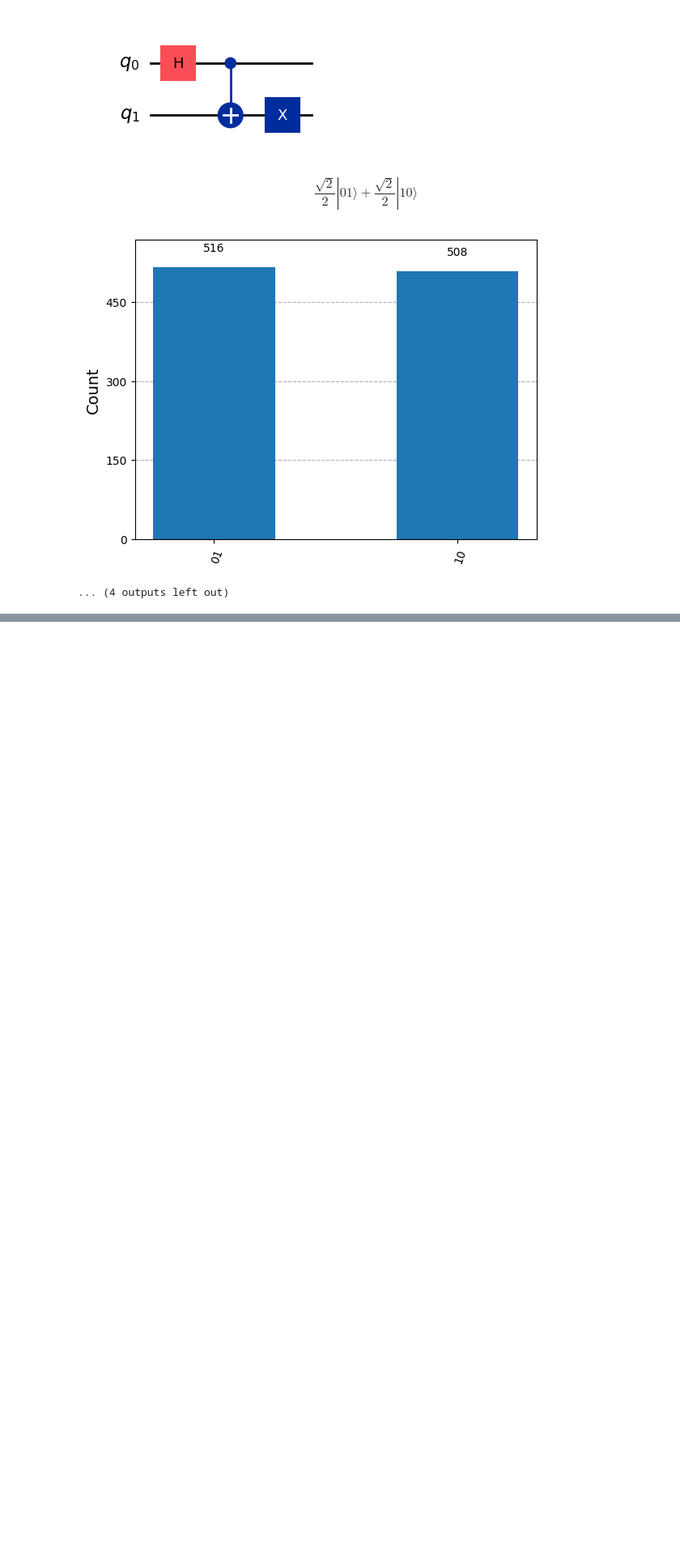
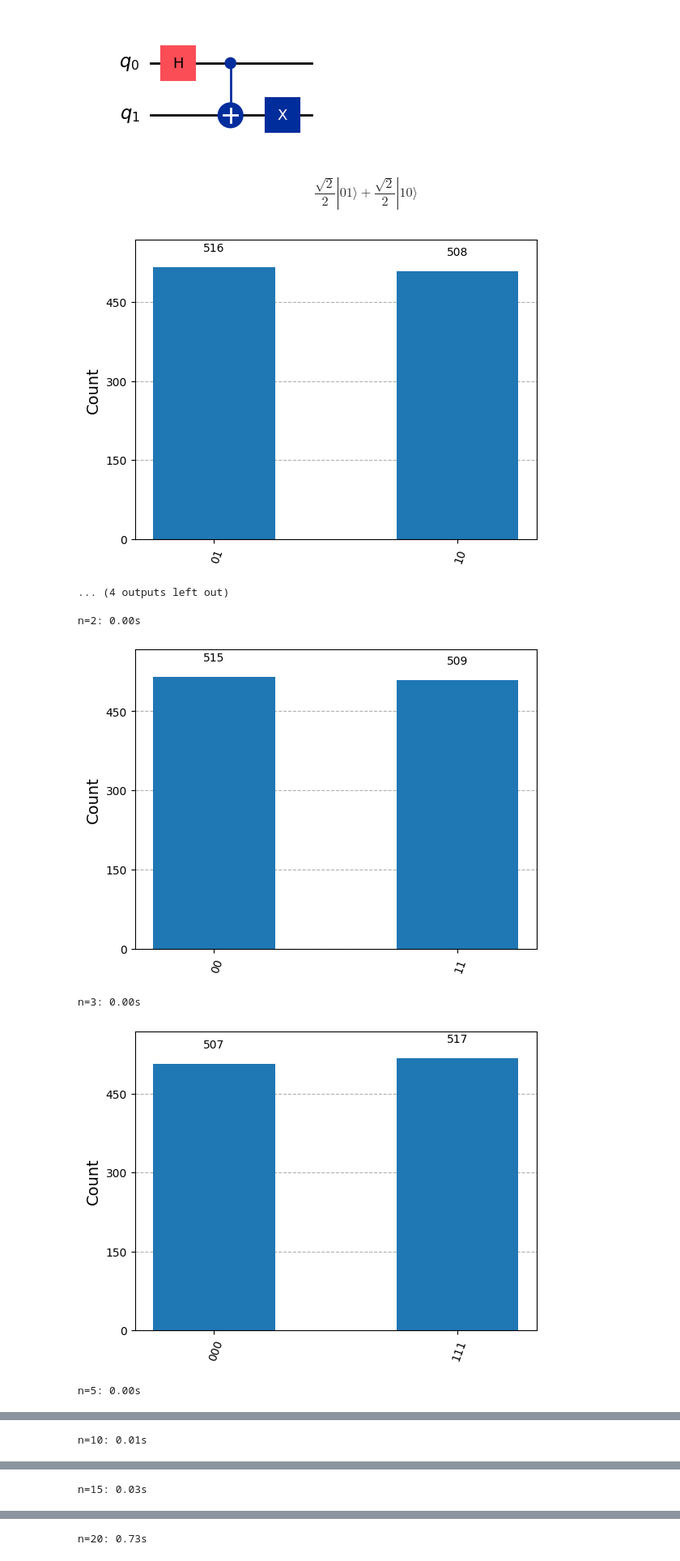
Before and after one commit to ahhlxlx/SIT-UofG-QC, a Jupyter notebook: QC-Lab1.ipynb, the cells around one changed output, grey strips where cells are left out. Shown at 81% size. Drawn from its saved outputs; the diff is of its cells as text; code cells hidden in the pictures; blank space fills up the shorter version.

Commit message:
Done with exercise 2

```diff
--- a/QC-Lab1.ipynb
+++ b/QC-Lab1.ipynb
@@ -264,12 +264,56 @@ $$\frac{\sqrt{2}}{2} |01\rangle+\frac{\sqrt{2}}{2} |10\rangle$$
 [figure]
 ... (4 outputs left out)
 # %%
-# EXERCISE
+# EXERCISE 2
+# The GHZ state on any number of qubits has the form  1/sqrt(2) ( |00...0> + |11...1> )
+# The Bell state 1/sqrt(2) ( |00> + |11> ) is the case for two qubits.
+# Write code to construct a circuit that produces a GHZ state for any given number of qubits.
+# Try simulating the circuit, with measurements. How many qubits can the simulator handle in a reasonable time?
 
-# The GHZ state on any number of qubits has the form  1/sqrt(2) ( |00...0> + |11...1> )
+def ghz_circuit(n_qubits):
+    circuit = QuantumCircuit(n_qubits, n_qubits)
+    # Apply H to qubit 0 to create superposition
+    circuit.h(0)
+    # Chain CNOTs — each entangles the next qubit
+    for i in range(n_qubits - 1):
+        circuit.cx(i, i + 1)  # qubit i controls qubit i+1
+    return circuit
 
-# The Bell state 1/sqrt(2) ( |00> + |11> ) is the case for two qubits.
+# Test with 3 qubits
+n = 3
+ghz = ghz_circuit(n)
+ghz.draw("mpl")
 
-# Write code to construct a circuit that produces a GHZ state for any given number of qubits.
+state = Statevector.from_int(0, 2**n)
+state = state.evolve(ghz)
+state.draw("latex")
 
-# Try simulating the circuit, with measurements. How many qubits can the simulator handle in a reasonable time?
+ghz_meas = ghz.copy()
+ghz_meas.measure(range(n), range(n))
+
+qc_compiled = transpile(ghz_meas, backend)
+job_sim = backend.run(qc_compiled, shots=1024)
+result_sim = job_sim.result()
+counts = result_sim.get_counts(qc_compiled)
+plot_histogram(counts)
+
+for n in [2, 3, 5, 10, 15, 20]:
+    import time
+    ghz = ghz_circuit(n)
+    ghz.measure(range(n), range(n))
+    qc_compiled = transpile(ghz, backend)
+
+    start = time.time()
+    job = backend.run(qc_compiled, shots=1024)
+    result = job.result()
+    elapsed = time.time() - start
+    counts = result.get_counts(qc_compiled)
+
+    print(f"n={n}: {elapsed:.2f}s")
+    display(plot_histogram(counts))
+# %% [output]
+n=2: 0.00s
+[figure, added]
+n=3: 0.00s
+[figure, added]
+n=5: 0.00s
@@ -275,0 +321 @@ $$\frac{\sqrt{2}}{2} |01\rangle+\frac{\sqrt{2}}{2} |10\rangle$$
+n=10: 0.01s
@@ -275,0 +323 @@ $$\frac{\sqrt{2}}{2} |01\rangle+\frac{\sqrt{2}}{2} |10\rangle$$
+n=15: 0.03s
@@ -275,0 +325 @@ $$\frac{\sqrt{2}}{2} |01\rangle+\frac{\sqrt{2}}{2} |10\rangle$$
+n=20: 0.73s
```
Also changed, not shown: parts of 2 cells of this notebook.
